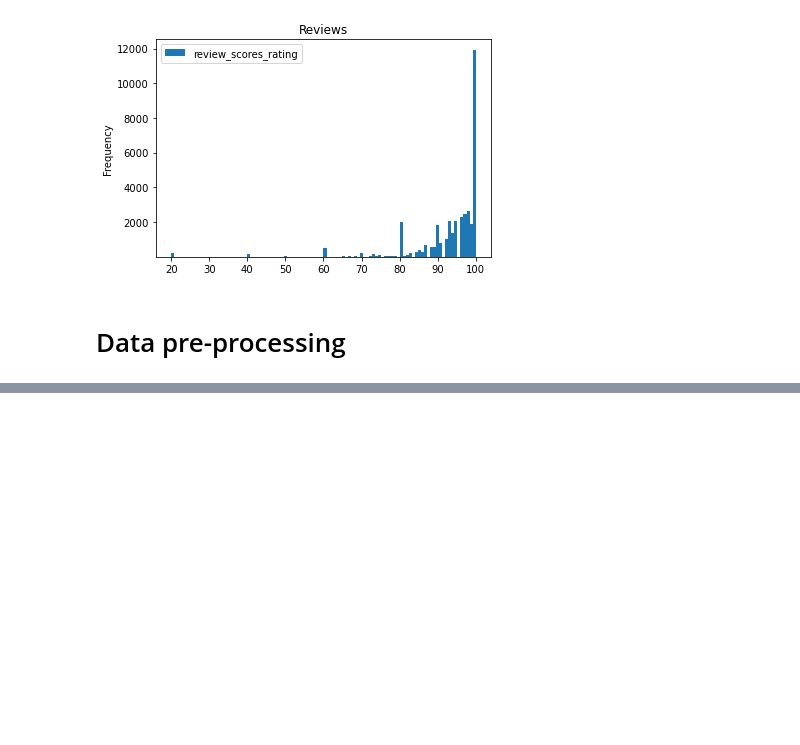
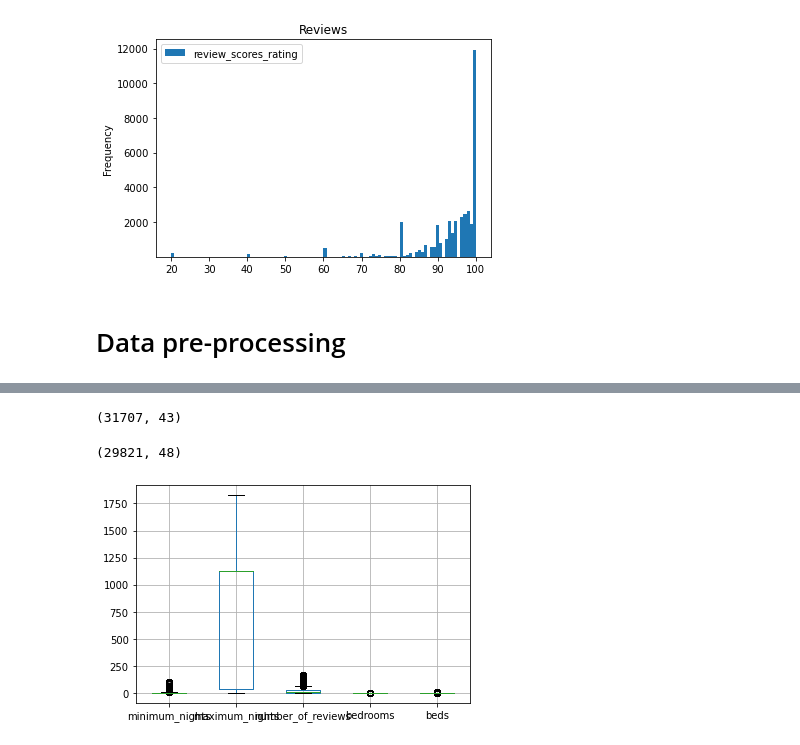
Before and after one commit to kairsato/DataMining_Airbnb, a Jupyter notebook: Main.ipynb, the cells around one changed output, grey strips where cells are left out. Drawn from its saved outputs; the diff is of its cells as text; code cells hidden in the pictures; blank space fills up the shorter version.

```diff
--- a/Main.ipynb
+++ b/Main.ipynb
@@ -166,0 +364,79 @@ plt.show()
+# %%
+# From the five selected variables - use Z score to determine the outliers
+# Create a list of all the variables
+columns = list(df.columns)
+# Remove all the attributes not being used (except for the five selected above)
+columns.remove('id')
+columns.remove('name')
+columns.remove('description')
+columns.remove('neighborhood_overview')
+columns.remove('host_location')
+columns.remove('host_total_listings_count')
+columns.remove('host_identity_verified')
+columns.remove('neighbourhood_cleansed')
+columns.remove('latitude')
+columns.remove('longitude')
+columns.remove('property_type')
+columns.remove('room_type')
+columns.remove('accommodates')
+columns.remove('bathrooms_text')
+columns.remove('amenities')
+columns.remove('price')
+columns.remove('availability_30')
+columns.remove('availability_60')
+columns.remove('availability_90')
+columns.remove('availability_365')
+columns.remove('number_of_reviews_ltm')
+columns.remove('number_of_reviews_l30d')
+columns.remove('first_review')
+columns.remove('last_review')
+columns.remove('review_scores_rating')
+columns.remove('review_scores_accuracy')
+columns.remove('review_scores_cleanliness')
+columns.remove('review_scores_checkin')
+columns.remove('review_scores_communication')
+columns.remove('review_scores_location')
+columns.remove('review_scores_value')
+columns.remove('instant_bookable')
+columns.remove('calculated_host_listings_count')
+columns.remove('calculated_host_listings_count_entire_homes')
+columns.remove('calculated_host_listings_count_private_rooms')
+columns.remove('calculated_host_listings_count_shared_rooms')
+columns.remove('reviews_per_month')
+columns.remove('location')
+
+var = 0 # Counts the number of Z score columns created to prevent duplicate columns from being created (if code is run again)
+
+df.shape
+# %% [output]
+(31707, 43)
+# %%
+# Calculate Z Score for each varaible and column creating a new column for each one
+for column in columns:
+    column_z_score = column + '_z_score'
+    if var < 5: # If the five Z score columns haven't been made yet create them
+        df[column_z_score] = (df[column] - df[column].mean())/df[column].std(ddof=0)
+        var = var + 1
+
+# Remove any rows of data in which the z score for any of them is three standard deviations away
+# this is to only remove extreme outliers in the data (as seen with maximum number of nights)
+
+df = df.loc[df['bedrooms_z_score'].abs() <= 3]
+
+df = df.loc[df['beds_z_score'].abs() <= 3]
+
+df = df.loc[df['minimum_nights_z_score'].abs() <= 3]
+
+df = df.loc[df['maximum_nights_z_score'].abs() <= 3]
+
+df = df.loc[df['number_of_reviews_z_score'].abs() <= 3]
+
+
+df.shape
+# %% [output]
+(29821, 48)
+# %%
+# Boxplot showing the data with extreme outliers removed
+boxplot = df.boxplot(column=['minimum_nights','maximum_nights', 'number_of_reviews', 'bedrooms', 'beds'])
+# %% [output]
+[figure, added]
```
Also changed, not shown: parts of 10 cells of this notebook.
